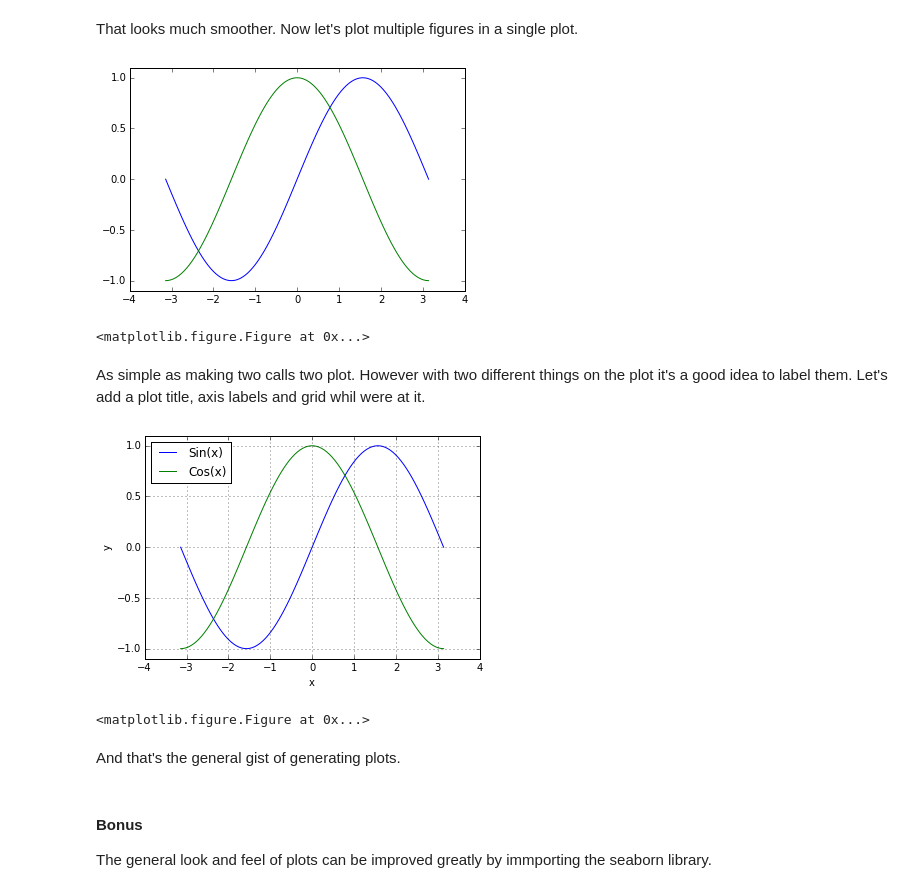
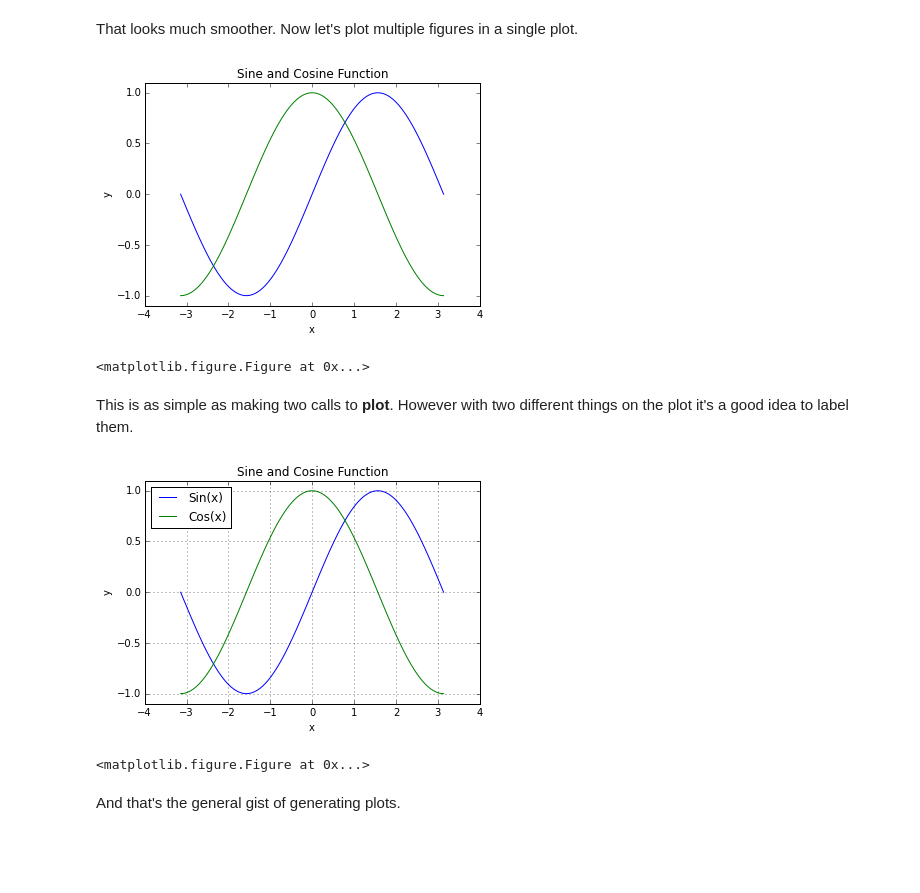
Before and after one commit to vbarua/PythonWorkshop, a Jupyter notebook: Plotting/1 - Plotting with Matplotlib.ipynb, the cells around one changed output. Cells and saved outputs as stored; diff of their text form; code cells hidden in the pictures; blank space fills up the shorter version.

```diff
--- a/Plotting/1 - Plotting with Matplotlib.ipynb
+++ b/Plotting/1 - Plotting with Matplotlib.ipynb
@@ -95,31 +149,35 @@ That looks much smoother. Now let's plot multiple figures in a single plot.
 # %%
 x = np.linspace(-np.pi, np.pi, 100, True)
 plt.plot(x, np.sin(x))
 plt.plot(x, np.cos(x))
 plt.ylim([-1.1, 1.1])
+plt.xlabel("x")
+plt.ylabel("y")
+plt.title("Sine and Cosine Function")
+plt.ylim([-1.1, 1.1])
+plt.grid
 plt.show()
 plt.clf()
 # %% [output]
-[figure, old version]
+[figure, new version]
 <matplotlib.figure.Figure at 0x...>
 # %% [markdown]
-As simple as making two calls two plot. However with two different things on the plot it's a good idea to label them. Let's add a plot title, axis labels and grid whil were at it.
+This is as simple as making two calls to **plot**. However with two different things on the plot it's a good idea to label them.
 # %%
 x = np.linspace(-np.pi, np.pi, 100, True)
-plt.plot(x, np.sin(x), label="Sin(x)")
+plt.plot(x, np.sin(x), label="Sin(x)") # label associats a name with the plot.
 plt.plot(x, np.cos(x), label="Cos(x)")
+plt.legend(loc='upper left')    # Display the legend in the upper right.
 plt.ylim([-1.1, 1.1])
-plt.legend(loc='upper left')    # Display the legend in the upper right.
-plt.xlabel("x") # Text for the x-axis.
-plt.ylabel("y") # Text for the y-axis.
-plt.grid() # Add a grid to the plot.
+plt.xlabel("x")
+plt.ylabel("y")
+plt.title("Sine and Cosine Function")
+plt.ylim([-1.1, 1.1])
+plt.grid()
 plt.show()
 plt.clf()
 # %% [output]
-[figure, old version]
+[figure, new version]
 <matplotlib.figure.Figure at 0x...>
 # %% [markdown]
 And that's the general gist of generating plots.
-# %% [markdown]
-#### Bonus
-The general look and feel of plots can be improved greatly by immporting the seaborn library.
```
Also changed, not shown: parts of 28 cells of this notebook, 1 other file.
